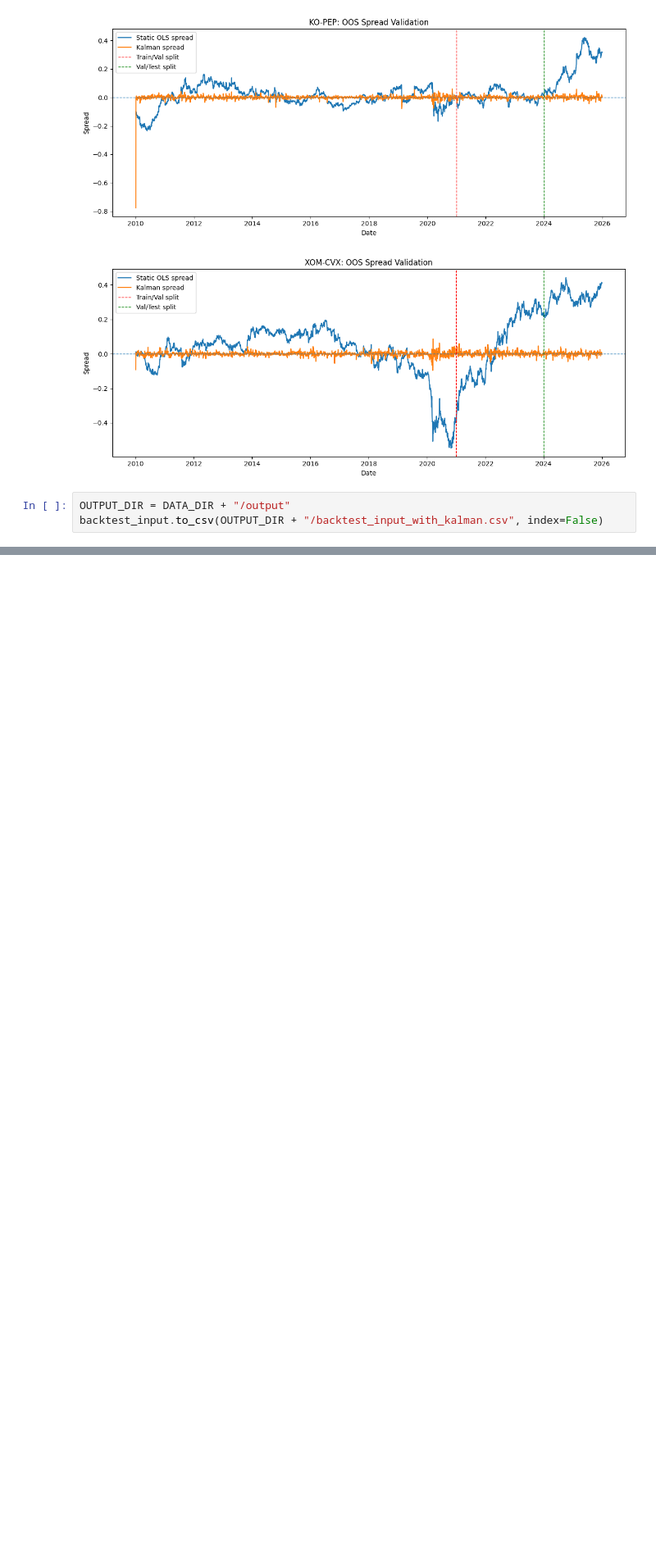
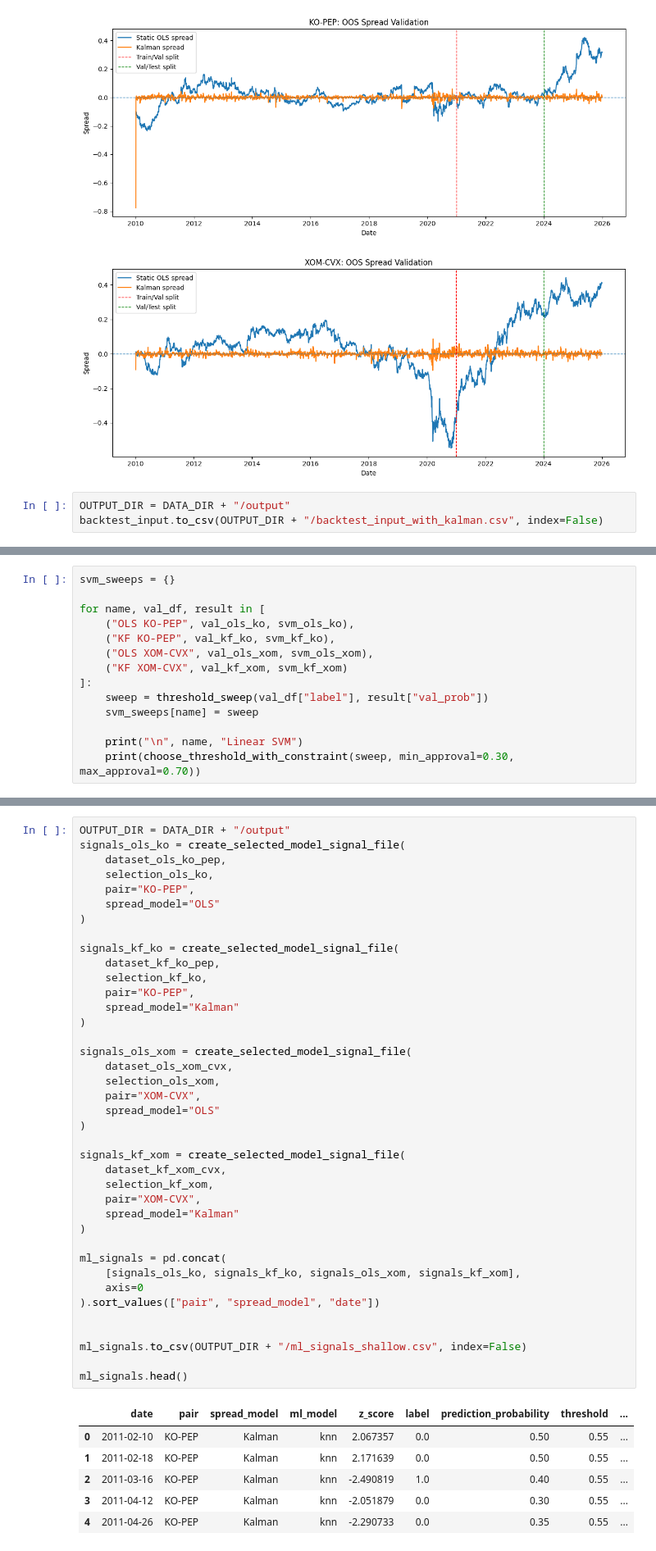
Before and after one commit to YewenL/project-5291, a Jupyter notebook: script/model implementation.ipynb, the cells around one changed output, grey strips where cells are left out. Shown at 82% size. Saved outputs shown, nothing was run; the diff lists cells and outputs as text; blank space fills up the shorter version.

```diff
--- a/script/model implementation.ipynb
+++ b/script/model implementation.ipynb
@@ -1029,0 +3602,14 @@ backtest_input.to_csv(OUTPUT_DIR + "/backtest_input_with_kalman.csv", index=Fals
+# %%
+svm_sweeps = {}
+
+for name, val_df, result in [
+    ("OLS KO-PEP", val_ols_ko, svm_ols_ko),
+    ("KF KO-PEP", val_kf_ko, svm_kf_ko),
+    ("OLS XOM-CVX", val_ols_xom, svm_ols_xom),
+    ("KF XOM-CVX", val_kf_xom, svm_kf_xom)
+]:
+    sweep = threshold_sweep(val_df["label"], result["val_prob"])
+    svm_sweeps[name] = sweep
+
+    print("\n", name, "Linear SVM")
+    print(choose_threshold_with_constraint(sweep, min_approval=0.30, max_approval=0.70))
@@ -1029,0 +4031,46 @@ backtest_input.to_csv(OUTPUT_DIR + "/backtest_input_with_kalman.csv", index=Fals
+# %%
+OUTPUT_DIR = DATA_DIR + "/output"
+signals_ols_ko = create_selected_model_signal_file(
+    dataset_ols_ko_pep,
+    selection_ols_ko,
+    pair="KO-PEP",
+    spread_model="OLS"
+)
+
+signals_kf_ko = create_selected_model_signal_file(
+    dataset_kf_ko_pep,
+    selection_kf_ko,
+    pair="KO-PEP",
+    spread_model="Kalman"
+)
+
+signals_ols_xom = create_selected_model_signal_file(
+    dataset_ols_xom_cvx,
+    selection_ols_xom,
+    pair="XOM-CVX",
+    spread_model="OLS"
+)
+
+signals_kf_xom = create_selected_model_signal_file(
+    dataset_kf_xom_cvx,
+    selection_kf_xom,
+    pair="XOM-CVX",
+    spread_model="Kalman"
+)
+
+ml_signals = pd.concat(
+    [signals_ols_ko, signals_kf_ko, signals_ols_xom, signals_kf_xom],
+    axis=0
+).sort_values(["pair", "spread_model", "date"])
+
+
+ml_signals.to_csv(OUTPUT_DIR + "/ml_signals_shallow.csv", index=False)
+
+ml_signals.head()
+# %% [output]
+|  | date | pair | spread_model | ml_model | z_score | label | prediction_probability | threshold | ... |
+| 0 | 2011-02-10 | KO-PEP | Kalman | knn | 2.067357 | 0.0 | 0.50 | 0.55 | ... |
+| 1 | 2011-02-18 | KO-PEP | Kalman | knn | 2.171639 | 0.0 | 0.50 | 0.55 | ... |
+| 2 | 2011-03-16 | KO-PEP | Kalman | knn | -2.490819 | 1.0 | 0.40 | 0.55 | ... |
+| 3 | 2011-04-12 | KO-PEP | Kalman | knn | -2.051879 | 0.0 | 0.30 | 0.55 | ... |
+| 4 | 2011-04-26 | KO-PEP | Kalman | knn | -2.290733 | 0.0 | 0.35 | 0.55 | ... |
```
Also changed, not shown: parts of 119 cells of this notebook.
